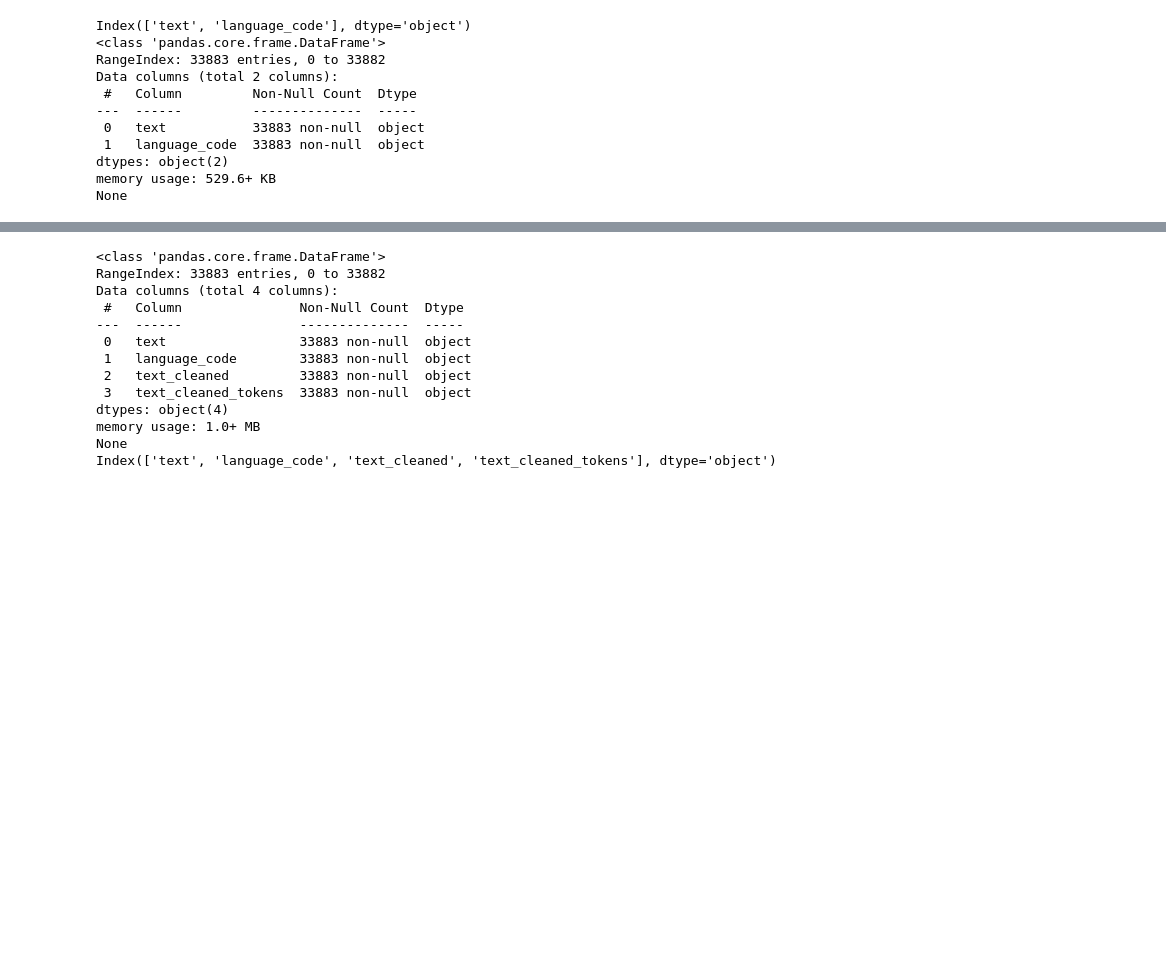
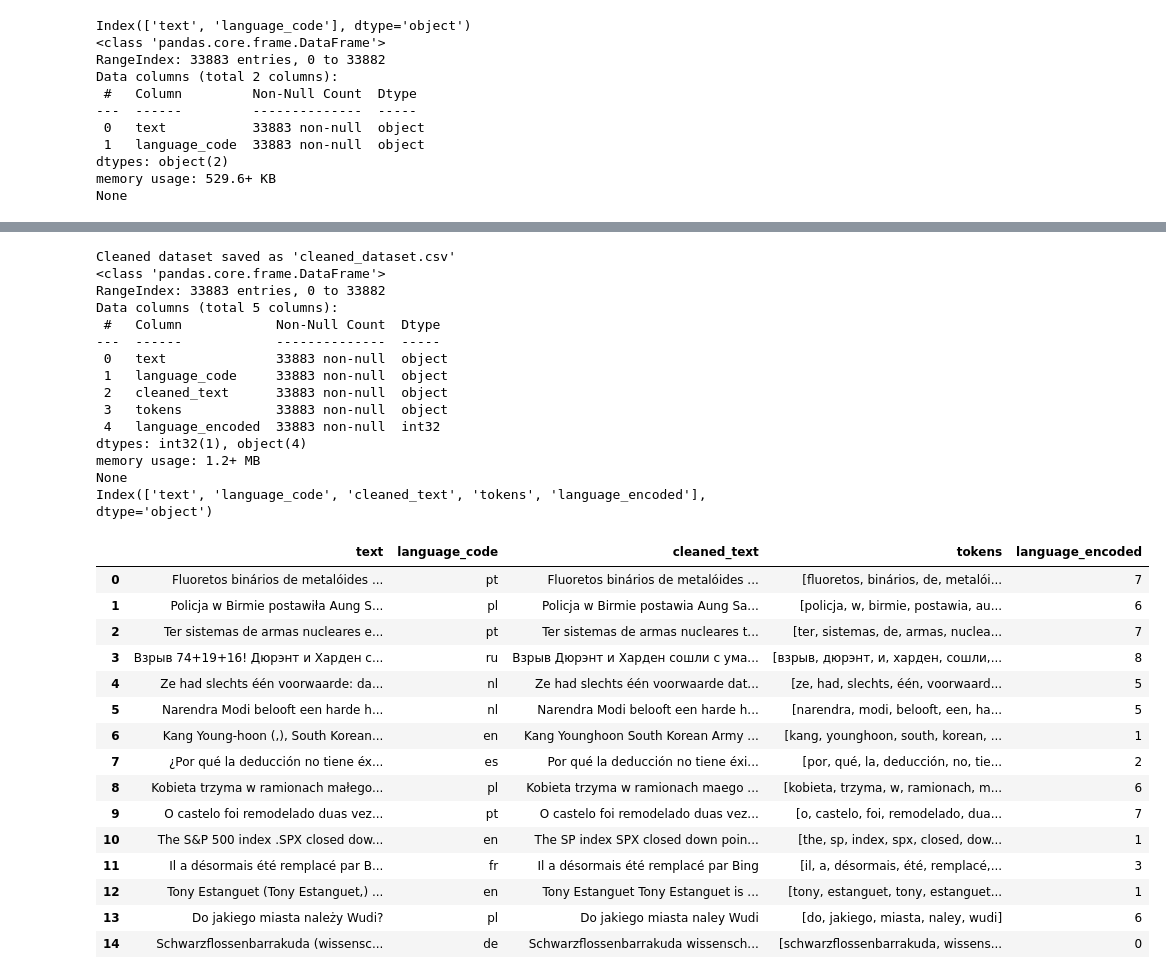
Before and after one commit to cc231002/STMLproject, a Jupyter notebook: Sample1.ipynb, the cells around one changed output, grey strips where cells are left out. Saved outputs shown, nothing was run; the diff lists cells and outputs as text; code cells hidden in the pictures; blank space fills up the shorter version.

```diff
--- a/Sample1.ipynb
+++ b/Sample1.ipynb
@@ -137,17 +132,38 @@ Tokenized dataset saved as 'tokenized_dataset.csv'
 # %%
+data.to_csv('cleaned_dataset.csv', index=False)
+print("Cleaned dataset saved as 'cleaned_dataset.csv'")
 print(data.info())
 print(data.columns)
+data.head(n=15)
 # %% [output]
+Cleaned dataset saved as 'cleaned_dataset.csv'
 <class 'pandas.core.frame.DataFrame'>
 RangeIndex: 33883 entries, 0 to 33882
-Data columns (total 4 columns):
- #   Column               Non-Null Count  Dtype
----  ------               --------------  -----
- 0   text                 33883 non-null  object
- 1   language_code        33883 non-null  object
- 2   text_cleaned         33883 non-null  object
- 3   text_cleaned_tokens  33883 non-null  object
-dtypes: object(4)
-memory usage: 1.0+ MB
+Data columns (total 5 columns):
+ #   Column            Non-Null Count  Dtype
+---  ------            --------------  -----
+ 0   text              33883 non-null  object
+ 1   language_code     33883 non-null  object
+ 2   cleaned_text      33883 non-null  object
+ 3   tokens            33883 non-null  object
+ 4   language_encoded  33883 non-null  int32
+dtypes: int32(1), object(4)
+memory usage: 1.2+ MB
 None
-Index(['text', 'language_code', 'text_cleaned', 'text_cleaned_tokens'], dtype='object')
+Index(['text', 'language_code', 'cleaned_text', 'tokens', 'language_encoded'], dtype='object')
+|  | text | language_code | cleaned_text | tokens | language_encoded |
+| 0 | Fluoretos binários de metalóides ... | pt | Fluoretos binários de metalóides ... | [fluoretos, binários, de, metalói... | 7 |
+| 1 | Policja w Birmie postawiła Aung S... | pl | Policja w Birmie postawia Aung Sa... | [policja, w, birmie, postawia, au... | 6 |
+| 2 | Ter sistemas de armas nucleares e... | pt | Ter sistemas de armas nucleares t... | [ter, sistemas, de, armas, nuclea... | 7 |
+| 3 | Взрыв 74+19+16! Дюрэнт и Харден с... | ru | Взрыв Дюрэнт и Харден сошли с ума... | [взрыв, дюрэнт, и, харден, сошли,... | 8 |
+| 4 | Ze had slechts één voorwaarde: da... | nl | Ze had slechts één voorwaarde dat... | [ze, had, slechts, één, voorwaard... | 5 |
+| 5 | Narendra Modi belooft een harde h... | nl | Narendra Modi belooft een harde h... | [narendra, modi, belooft, een, ha... | 5 |
+| 6 | Kang Young-hoon (,), South Korean... | en | Kang Younghoon South Korean Army ... | [kang, younghoon, south, korean, ... | 1 |
+| 7 | ¿Por qué la deducción no tiene éx... | es | Por qué la deducción no tiene éxi... | [por, qué, la, deducción, no, tie... | 2 |
+| 8 | Kobieta trzyma w ramionach małego... | pl | Kobieta trzyma w ramionach maego ... | [kobieta, trzyma, w, ramionach, m... | 6 |
+| 9 | O castelo foi remodelado duas vez... | pt | O castelo foi remodelado duas vez... | [o, castelo, foi, remodelado, dua... | 7 |
+| 10 | The S&P 500 index .SPX closed dow... | en | The SP index SPX closed down poin... | [the, sp, index, spx, closed, dow... | 1 |
+| 11 | Il a désormais été remplacé par B... | fr | Il a désormais été remplacé par Bing | [il, a, désormais, été, remplacé,... | 3 |
+| 12 | Tony Estanguet (Tony Estanguet,) ... | en | Tony Estanguet Tony Estanguet is ... | [tony, estanguet, tony, estanguet... | 1 |
+| 13 | Do jakiego miasta należy Wudi? | pl | Do jakiego miasta naley Wudi | [do, jakiego, miasta, naley, wudi] | 6 |
+| 14 | Schwarzflossenbarrakuda (wissensc... | de | Schwarzflossenbarrakuda wissensch... | [schwarzflossenbarrakuda, wissens... | 0 |
```
Also changed, not shown: parts of 9 cells of this notebook, 3 other files.
